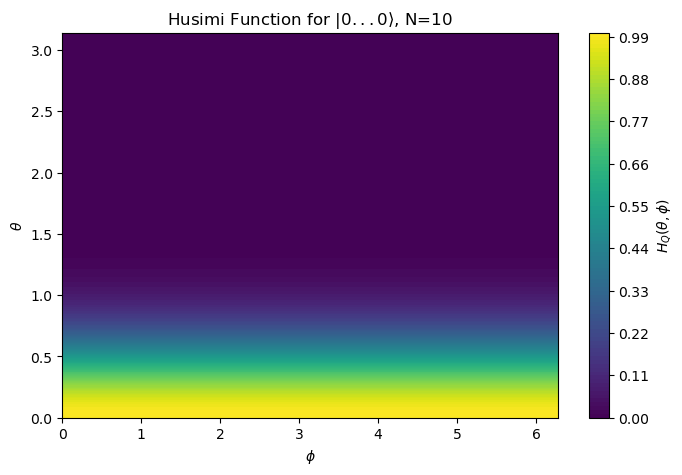
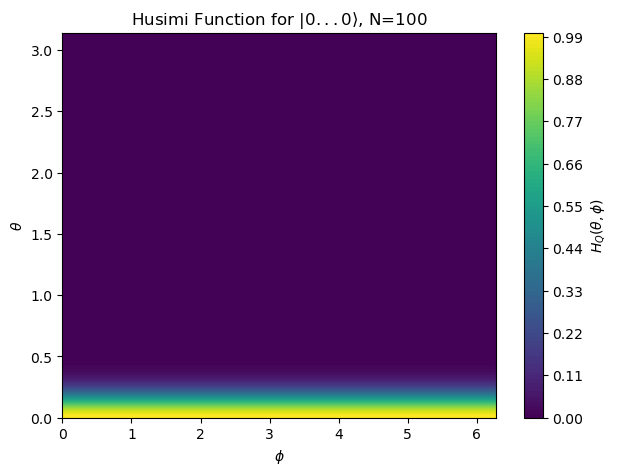
The notebook cell's code change between the first figure and the second:
--- before
+++ after
@@ -1,4 +1,4 @@
 # Number of spins
-N = 10
+N = 100
 
 # Grid
@@ -10,5 +10,5 @@
 
 # Plot
-plt.figure(figsize=(8,5))
+plt.figure(figsize=(7,5))
 plt.contourf(Phi, Theta, HQ, levels=100)
 plt.colorbar(label=r"$H_Q(\theta,\phi)$")

Commit: update